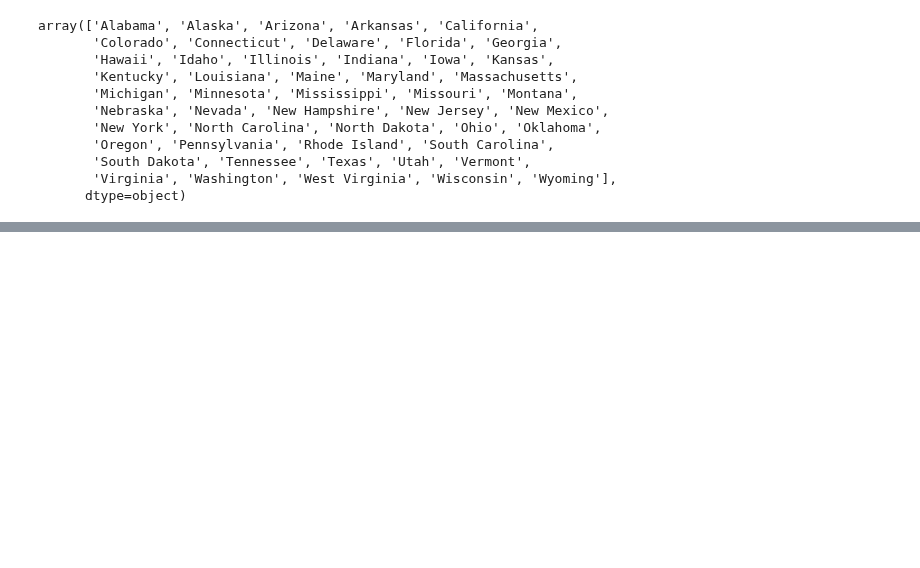
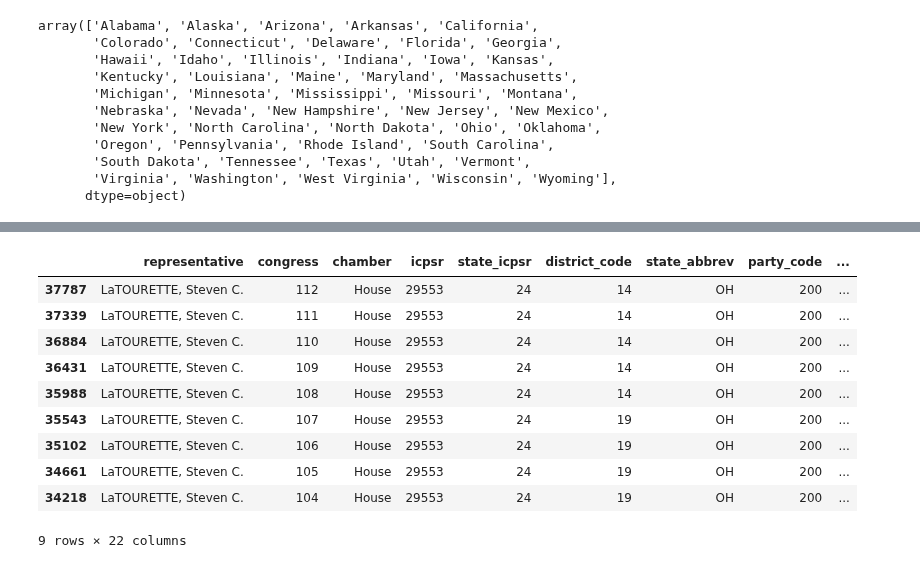
Before and after one commit to V993/Representative-Polarity-US-House, a Jupyter notebook: test_polarization.ipynb, the cells around one changed output, grey strips where cells are left out. Cells and saved outputs as stored; diff of their text form; code cells hidden in the pictures; blank space fills up the shorter version.

```diff
--- a/test_polarization.ipynb
+++ b/test_polarization.ipynb
@@ -59,0 +98,15 @@ polarization[polarization["congress"]==106]
+# %%
+steven_mask = polarization["representative"].apply(lambda x: "LaTOURETTE".lower() in x.lower())
+polarization[steven_mask].sort_values("congress", ascending=False)
+# %% [output]
+|  | representative | congress | chamber | icpsr | state_icpsr | district_code | state_abbrev | party_code | ... |
+| 37787 | LaTOURETTE, Steven C. | 112 | House | 29553 | 24 | 14 | OH | 200 | ... |
+| 37339 | LaTOURETTE, Steven C. | 111 | House | 29553 | 24 | 14 | OH | 200 | ... |
+| 36884 | LaTOURETTE, Steven C. | 110 | House | 29553 | 24 | 14 | OH | 200 | ... |
+| 36431 | LaTOURETTE, Steven C. | 109 | House | 29553 | 24 | 14 | OH | 200 | ... |
+| 35988 | LaTOURETTE, Steven C. | 108 | House | 29553 | 24 | 14 | OH | 200 | ... |
+| 35543 | LaTOURETTE, Steven C. | 107 | House | 29553 | 24 | 19 | OH | 200 | ... |
+| 35102 | LaTOURETTE, Steven C. | 106 | House | 29553 | 24 | 19 | OH | 200 | ... |
+| 34661 | LaTOURETTE, Steven C. | 105 | House | 29553 | 24 | 19 | OH | 200 | ... |
+| 34218 | LaTOURETTE, Steven C. | 104 | House | 29553 | 24 | 19 | OH | 200 | ... |
+9 rows × 22 columns
```
Also changed, not shown: parts of 8 cells of this notebook, 7 other files.
